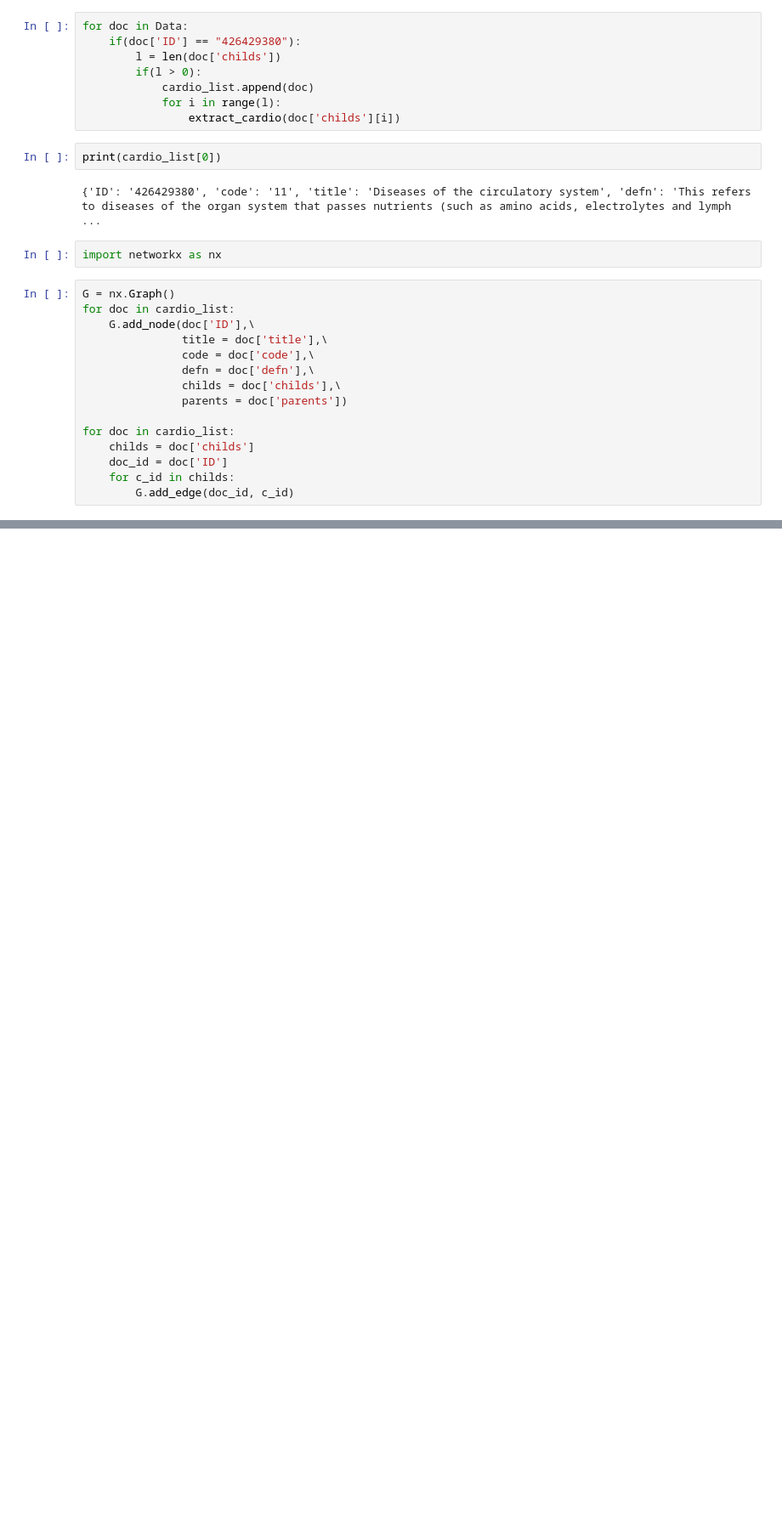
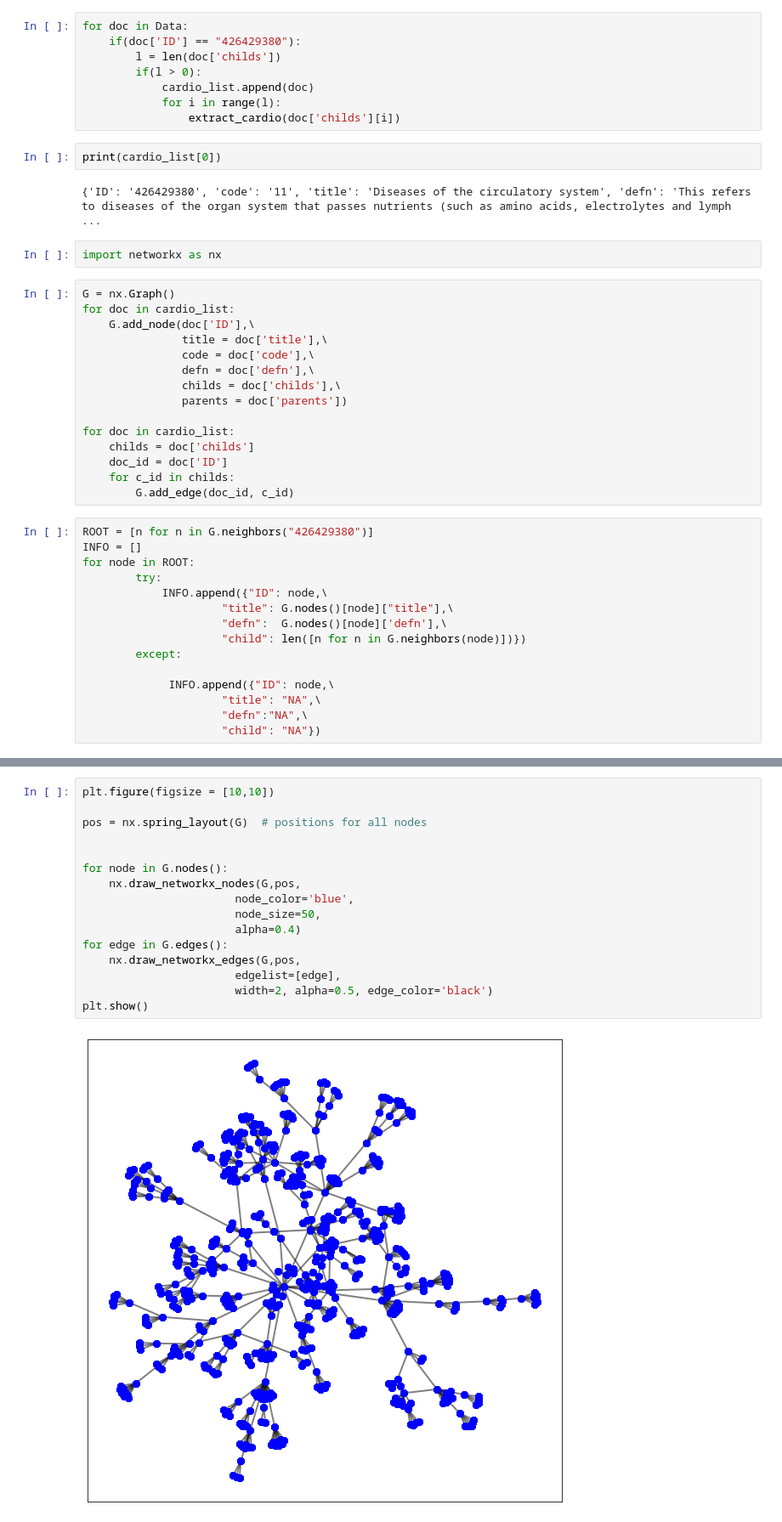
Before and after one commit to pinglab-intern/NetworkAnalysis, a Jupyter notebook: Extract_Cardiovascular.ipynb, the cells around one changed output, grey strips where cells are left out. Shown: that part at 85% size. Saved outputs shown, nothing was run; the diff lists cells and outputs as text; blank space fills up the shorter version.

```diff
--- a/Extract_Cardiovascular.ipynb
+++ b/Extract_Cardiovascular.ipynb
@@ -72,3 +72,18 @@ for doc in cardio_list:
     doc_id = doc['ID']
     for c_id in childs:
         G.add_edge(doc_id, c_id)
+# %%
+ROOT = [n for n in G.neighbors("426429380")]
+INFO = []
+for node in ROOT:
+        try:
+            INFO.append({"ID": node,\
+                     "title": G.nodes()[node]["title"],\
+                     "defn":  G.nodes()[node]['defn'],\
+                     "child": len([n for n in G.neighbors(node)])})
+        except:
+
+             INFO.append({"ID": node,\
+                     "title": "NA",\
+                     "defn":"NA",\
+                     "child": "NA"})
@@ -74,0 +126,18 @@ for doc in cardio_list:
+# %%
+plt.figure(figsize = [10,10])
+
+pos = nx.spring_layout(G)  # positions for all nodes
+
+
+for node in G.nodes():
+    nx.draw_networkx_nodes(G,pos,
+                       node_color='blue',
+                       node_size=50,
+                       alpha=0.4)
+for edge in G.edges():
+    nx.draw_networkx_edges(G,pos,
+                       edgelist=[edge],
+                       width=2, alpha=0.5, edge_color='black')
+plt.show()
+# %% [output]
+[figure, added]
```
Also changed, not shown: parts of 6 cells of this notebook.
